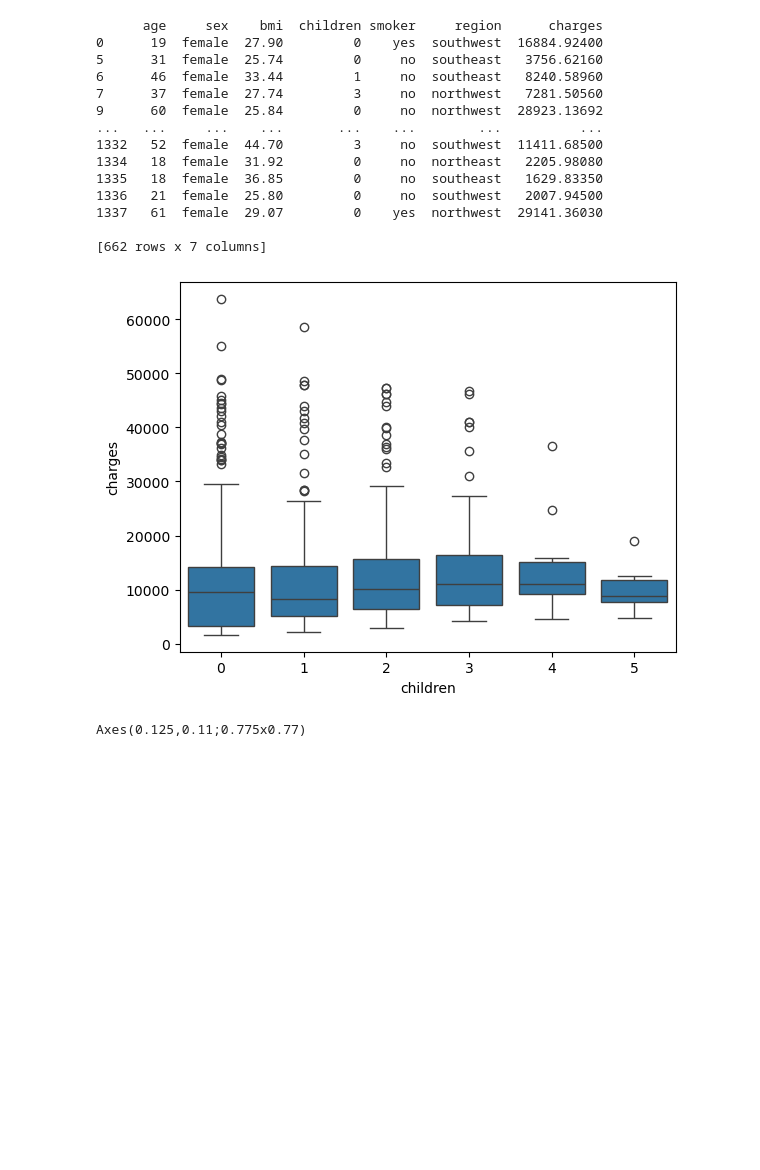
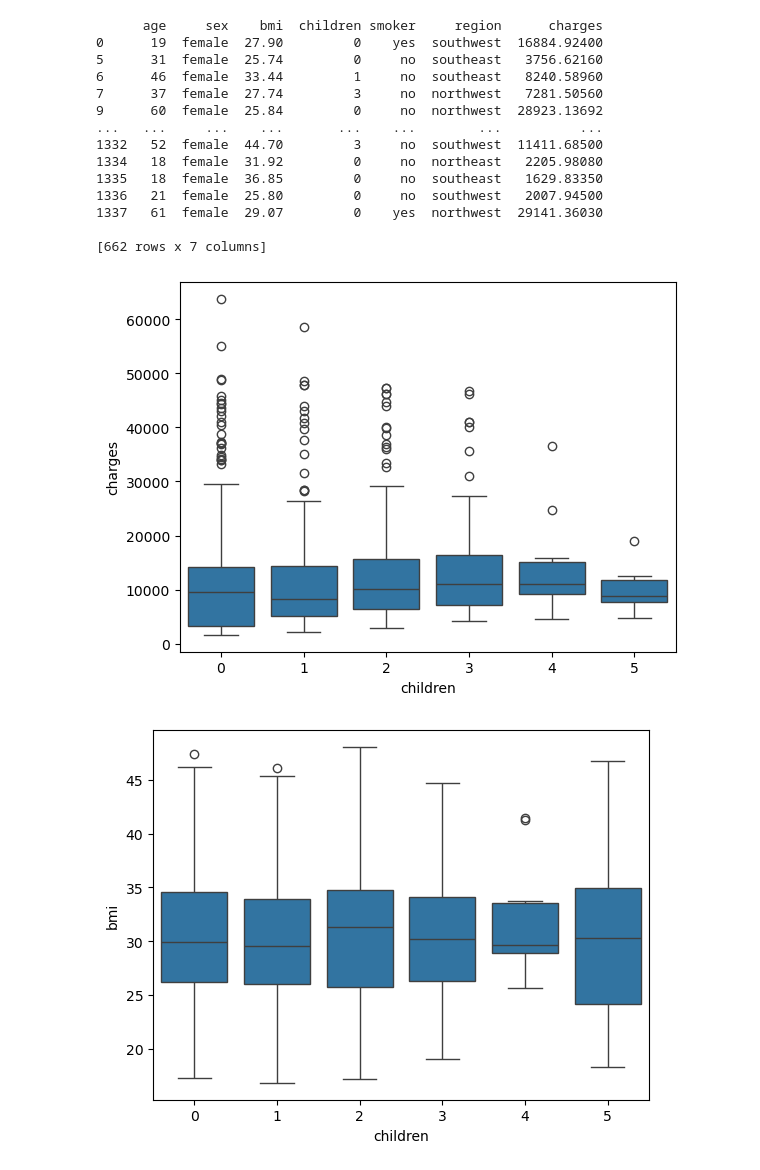
Before and after one commit to skyegambrel/female_health_and_cost_analysis, a Jupyter notebook: us-medical-insurance-costs.ipynb, the cells around one changed output. Saved outputs shown, nothing was run; the diff lists cells and outputs as text; code cells hidden in the pictures; blank space fills up the shorter version.

```diff
--- a/us-medical-insurance-costs.ipynb
+++ b/us-medical-insurance-costs.ipynb
@@ -67,8 +68,6 @@ print(only_female_df)
 cost_vs_child_histplot = sns.boxplot(x="children", y="charges", data=only_female_df)
 plt.show()
 plt.close()
-print(cost_vs_child_boxplot)
 # %% [output]
 [figure]
-Axes(0.125,0.11;0.775x0.77)
 # %%
@@ -75 +75,7 @@ Axes(0.125,0.11;0.775x0.77)
 #on average, females who have 1 child pay less insurance cost than those who have none, however from 2-4 children pay more, with the average dipping below that of having no kids again when there are 5. there are plenty of outliers however, which are likely due to other factors such as smoking, which are skewing the numbers. this graph also cannot tell us how many females per number of children there are, which could also be skewing results due to categories not being the same size.
+# %%
+bmi_vs_children = sns.boxplot(x="children", y="bmi", data=only_female_df)
+plt.show()
+plt.close()
+# %% [output]
+[figure, added]
```
Also changed, not shown: parts of 3 cells of this notebook.
